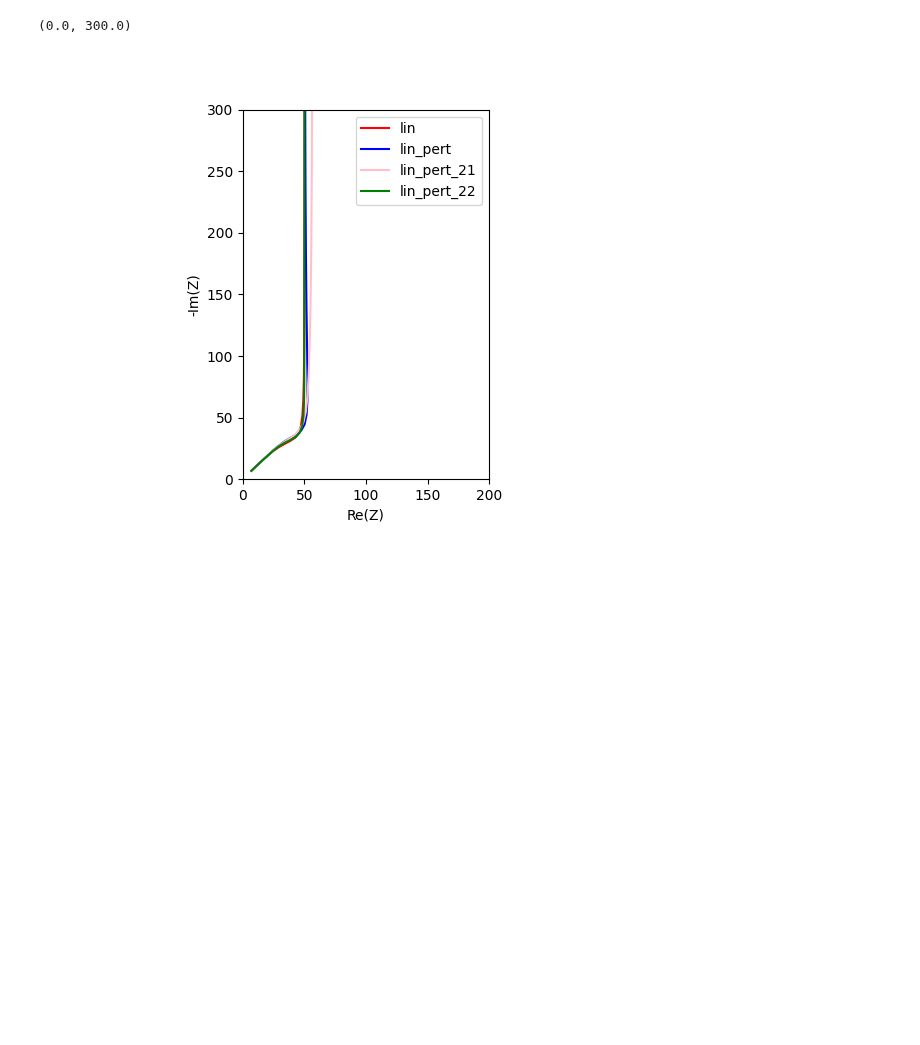
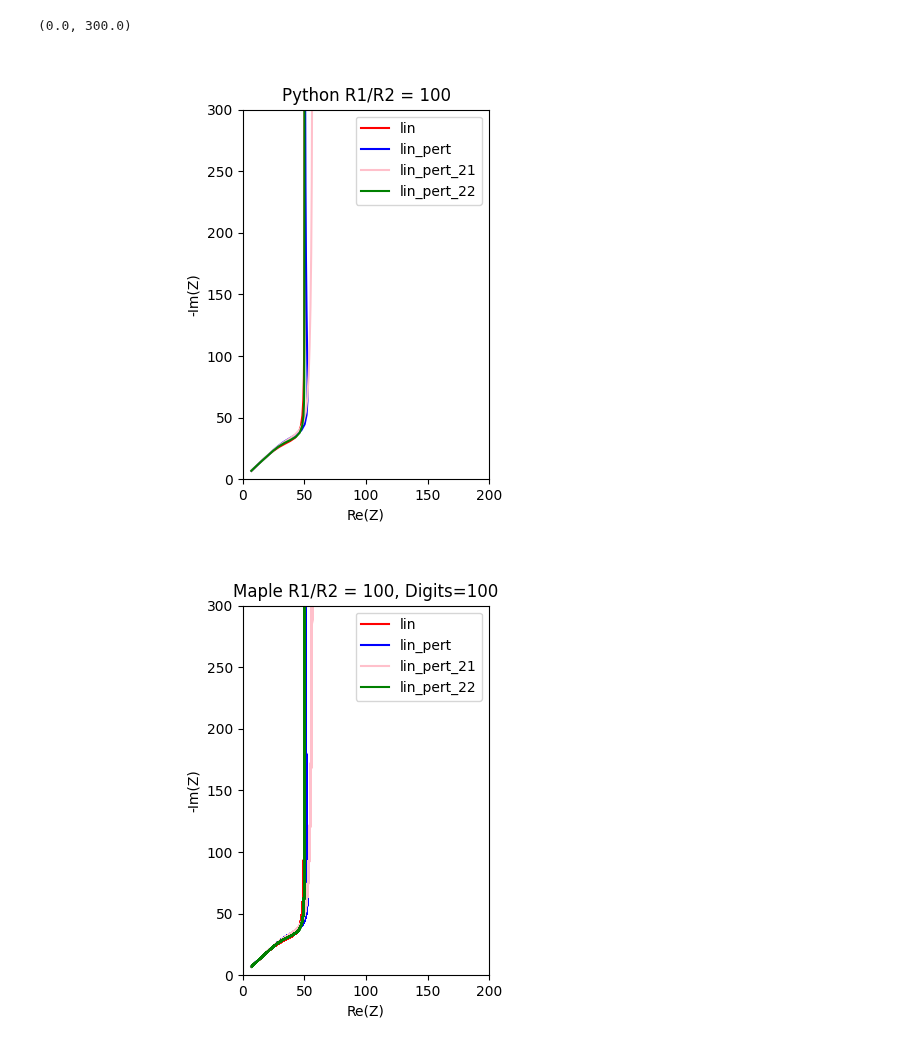
Before and after one commit to Yugal0/fitting-eis-inhomo-electrode, a Jupyter notebook: Linear mix.ipynb, the cells around one changed output. Cells and saved outputs as stored; diff of their text form; code cells hidden in the pictures; blank space fills up the shorter version.

```diff
--- a/Linear mix.ipynb
+++ b/Linear mix.ipynb
@@ -208,5 +208,6 @@ z_lin_pert_22_maple_100_1_point_1=make_z_from_csv("z_lin_pert_22_data_R1R2_1poin
 # %%
 ax= plt.figure().add_subplot()
+ax.set_title("Python R1/R2 = 100")
 # # factor=194.56/1.5
 factor=1
 ax.plot(np.real(tlmlin_pred/factor),-np.imag(tlmlin_pred/factor),"r",label="lin")
@@ -224,43 +225,44 @@ ax.set_ylim(0,300)
 
 
 ##From MAPLE
-# ax4= plt.figure().add_subplot()
-# ax4.set_title("maple_100_100")
-# ax4.plot(np.real(z_lin_maple_100),-np.imag(z_lin_maple_100),"r",label="lin")
-# ax4.plot(np.real(z_lin_pert_maple_100),-np.imag(z_lin_pert_maple_100),"b",label="lin_pert")
-# ax4.plot(np.real(z_lin_pert_21_maple_100),-np.imag(z_lin_pert_21_maple_100),"pink",label="lin_pert_21")
-# ax4.plot(np.real(z_lin_pert_22_maple_100),-np.imag(z_lin_pert_22_maple_100),"g",label="lin_pert_22")
-# ax4.legend()
-# ax4.set_xlabel("Re(Z)")
-# ax4.set_ylabel("-Im(Z)")
-# ax4.set_aspect("equal")
-# ax4.set_xlim(-4,200)
-# ax4.set_ylim(-1,600)
+ax4= plt.figure().add_subplot()
+ax4.set_title("Maple R1/R2 = 100, Digits=100")
+ax4.plot(np.real(z_lin_maple_100_100),-np.imag(z_lin_maple_100_100),"r",label="lin")
+ax4.plot(np.real(z_lin_pert_maple_100_100),-np.imag(z_lin_pert_maple_100_100),"b",label="lin_pert")
+ax4.plot(np.real(z_lin_pert_21_maple_100_100),-np.imag(z_lin_pert_21_maple_100_100),"pink",label="lin_pert_21")
+ax4.plot(np.real(z_lin_pert_22_maple_100_100),-np.imag(z_lin_pert_22_maple_100_100),"g",label="lin_pert_22")
+ax4.legend()
+ax4.set_xlabel("Re(Z)")
+ax4.set_ylabel("-Im(Z)")
+ax4.set_aspect("equal")
+ax4.set_xlim(0,200)
+ax4.set_ylim(0,300)
 
 # ax6= plt.figure().add_subplot()
 # ax6.set_title("maple_100_100_rerun")
 # ax6.plot(np.real(z_lin_maple_100_100),-np.imag(z_lin_maple_100_100),"r",label="lin")
 # ax6.plot(np.real(z_lin_pert_maple_100_100),-np.imag(z_lin_pert_maple_100_100),"b",label="lin_pert")
 # ax6.plot(np.real(z_lin_pert_21_maple_100_100),-np.imag(z_lin_pert_21_maple_100_100),"pink",label="lin_pert_21")
 # #ax6.plot(np.real(z_lin_pert_22_maple_100_100),-np.imag(z_lin_pert_22_maple_100_100),"g",label="lin_pert_22")
 # ax6.legend()
 # ax6.set_xlabel("Re(Z)")
 # ax6.set_ylabel("-Im(Z)")
 # ax6.set_aspect("equal")
 # ax6.set_xlim(-4,200)
 # ax6.set_ylim(-1,600)
 
 # ax5= plt.figure().add_subplot()
 # ax5.plot(np.real(z_lin_maple_100_1_point_1),-np.imag(z_lin_maple_100_1_point_1),"r",label="lin")
 # ax5.plot(np.real(z_lin_pert_maple_100_1_point_1),-np.imag(z_lin_pert_maple_100_1_point_1),"b",label="lin_pert")
 # ax5.plot(np.real(z_lin_pert_21_maple_100_1_point_1),-np.imag(z_lin_pert_21_maple_100_1_point_1),"pink",label="lin_pert_21")
 # ax5.plot(np.real(z_lin_pert_22_maple_100_1_point_1),-np.imag(z_lin_pert_22_maple_100_1_point_1),"g",label="lin_pert_22")
 # ax5.legend()
 # ax5.set_xlabel("Re(Z)")
 # ax5.set_ylabel("-Im(Z)")
 # ax5.set_aspect("equal")
 # ax5.set_xlim(0,1)
 # ax5.set_ylim(0,2)
 # %% [output]
 (0.0, 300.0)
-[figure, old version]
+[figure, new version]
+[figure, added]
```
Also changed, not shown: parts of 2 cells of this notebook, 4 other files.
